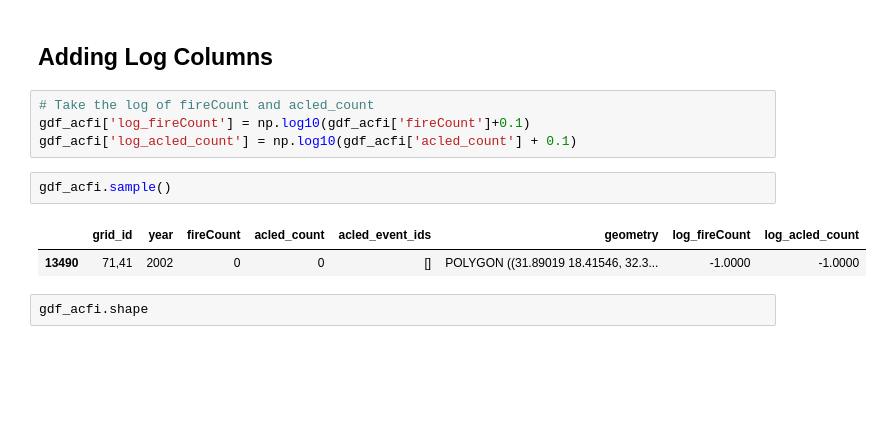
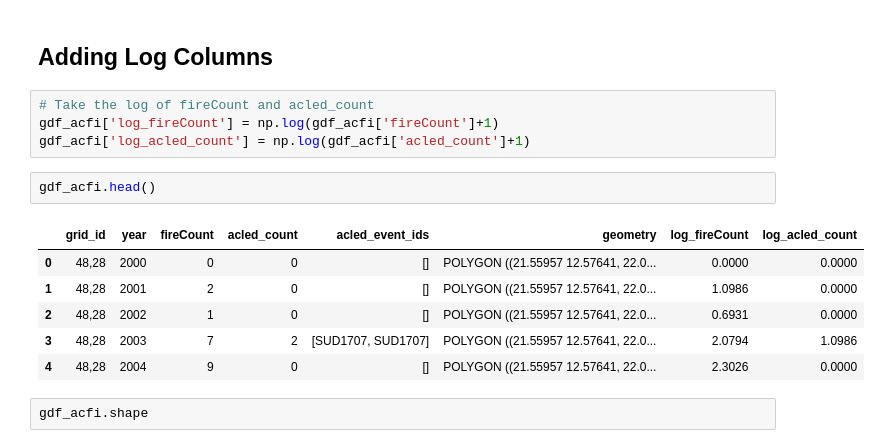
Before and after one commit to sameera006/Final_Dissertation, a Jupyter notebook: Mergeddata_Copy.ipynb, the cells around one changed output. Drawn from its saved outputs; the diff is of its cells as text; blank space fills up the shorter version.

```diff
--- a/Mergeddata_Copy.ipynb
+++ b/Mergeddata_Copy.ipynb
@@ -651,13 +298,17 @@ https://towardsdatascience.com/a-guide-to-panel-data-regression-theoretics-and-i
 ## Adding Log Columns
 # %%
 # Take the log of fireCount and acled_count
-gdf_acfi['log_fireCount'] = np.log10(gdf_acfi['fireCount']+0.1)
-gdf_acfi['log_acled_count'] = np.log10(gdf_acfi['acled_count'] + 0.1)
+gdf_acfi['log_fireCount'] = np.log(gdf_acfi['fireCount']+1)
+gdf_acfi['log_acled_count'] = np.log(gdf_acfi['acled_count']+1)
 # %%
-gdf_acfi.sample()
+gdf_acfi.head()
 # %% [output]
 |  | grid_id | year | fireCount | acled_count | acled_event_ids | geometry | log_fireCount | log_acled_count |
-| 13490 | 71,41 | 2002 | 0 | 0 | [] | POLYGON ((31.89019 18.41546, 32.3... | -1.0000 | -1.0000 |
+| 0 | 48,28 | 2000 | 0 | 0 | [] | POLYGON ((21.55957 12.57641, 22.0... | 0.0000 | 0.0000 |
+| 1 | 48,28 | 2001 | 2 | 0 | [] | POLYGON ((21.55957 12.57641, 22.0... | 1.0986 | 0.0000 |
+| 2 | 48,28 | 2002 | 1 | 0 | [] | POLYGON ((21.55957 12.57641, 22.0... | 0.6931 | 0.0000 |
+| 3 | 48,28 | 2003 | 7 | 2 | [SUD1707, SUD1707] | POLYGON ((21.55957 12.57641, 22.0... | 2.0794 | 1.0986 |
+| 4 | 48,28 | 2004 | 9 | 0 | [] | POLYGON ((21.55957 12.57641, 22.0... | 2.3026 | 0.0000 |
 # %%
 gdf_acfi.shape
 # %% [output]
```
Also changed, not shown: parts of 70 cells of this notebook.
